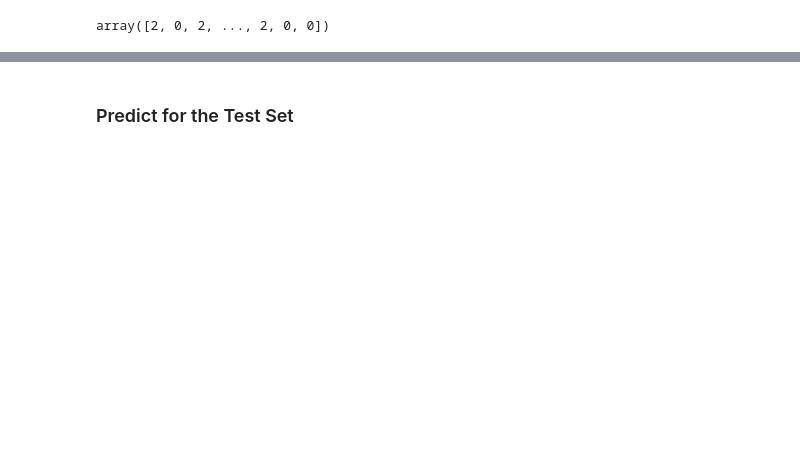
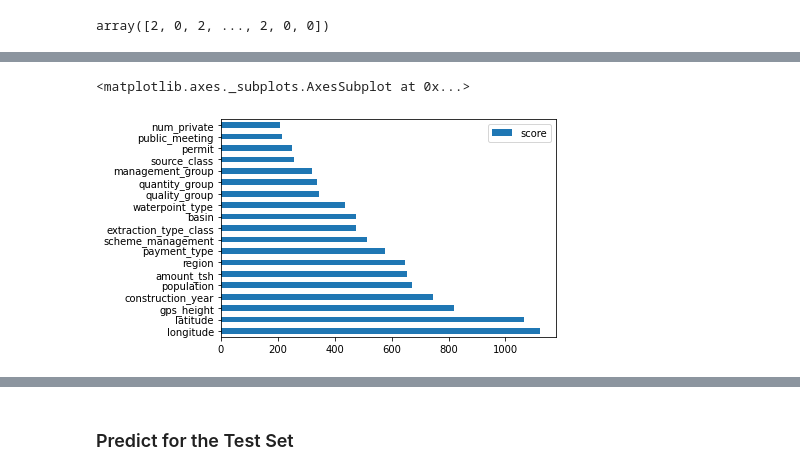
Before and after one commit to YogyaGamage/pump-it-up, a Jupyter notebook: ML_Pump_it_up.ipynb, the cells around one changed output, grey strips where cells are left out. Cells and saved outputs as stored; diff of their text form; code cells hidden in the pictures; blank space fills up the shorter version.

Commit message:
Update readme and images

```diff
--- a/ML_Pump_it_up.ipynb
+++ b/ML_Pump_it_up.ipynb
@@ -620,0 +644,12 @@ accuracy_score(y_test, pred)
+# %%
+xgbcl=XGBClassifier(n_estimators=251, max_depth=4, learning_rate=0.10, colsample_bytree=0.2,reg_lambda=1, silent=False)
+xgbcl.fit(X_train, y_train)
+feature_important = xgbcl.get_booster().get_score(importance_type='weight')
+keys = list(feature_important.keys())
+values = list(feature_important.values())
+
+data = pd.DataFrame(data=values, index=keys, columns=["score"]).sort_values(by = "score", ascending=False)
+data.plot(kind='barh')
+# %% [output]
+<matplotlib.axes._subplots.AxesSubplot at 0x...>
+[figure, added]
```
Also changed, not shown: parts of 25 cells of this notebook, 3 other files.
